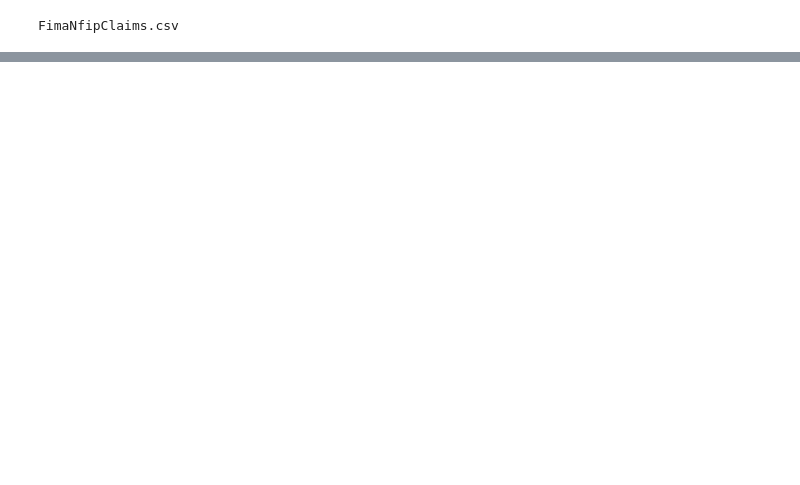
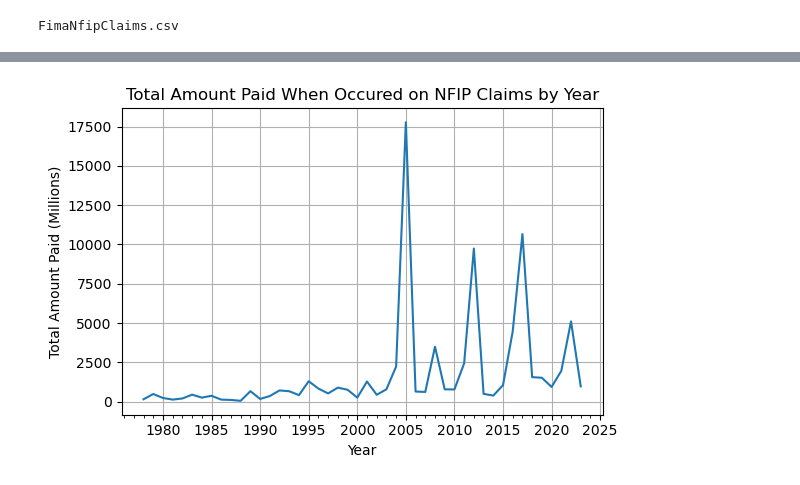
Before and after one commit to mebauer/duckdb-fema-nfip, a Jupyter notebook: figures.ipynb, the cells around one changed output, grey strips where cells are left out. Cells and saved outputs as stored; diff of their text form; code cells hidden in the pictures; blank space fills up the shorter version.

```diff
--- a/figures.ipynb
+++ b/figures.ipynb
@@ -257,0 +391,21 @@ plt.savefig('hurricane-ida.png', dpi=250, bbox_inches='tight')
+# %%
+fig, ax = plt.subplots(figsize=(6, 4))
+
+sns.lineplot(
+    data=year_loss_df,
+    x='yearOfLoss',
+    y='paidTotalClaimM',
+    ax=ax
+)
+
+plt.title("Total Amount Paid When Occured on NFIP Claims by Year")
+plt.xlabel("Year")
+plt.ylabel("Total Amount Paid (Millions)")
+
+ax.xaxis.set_major_locator(ticker.MultipleLocator(5))
+ax.xaxis.set_minor_locator(ticker.MultipleLocator(1))
+plt.grid(True)
+
+plt.tight_layout()
+# %% [output]
+[figure, added]
```
Also changed, not shown: parts of 56 cells of this notebook, 5 other files.
